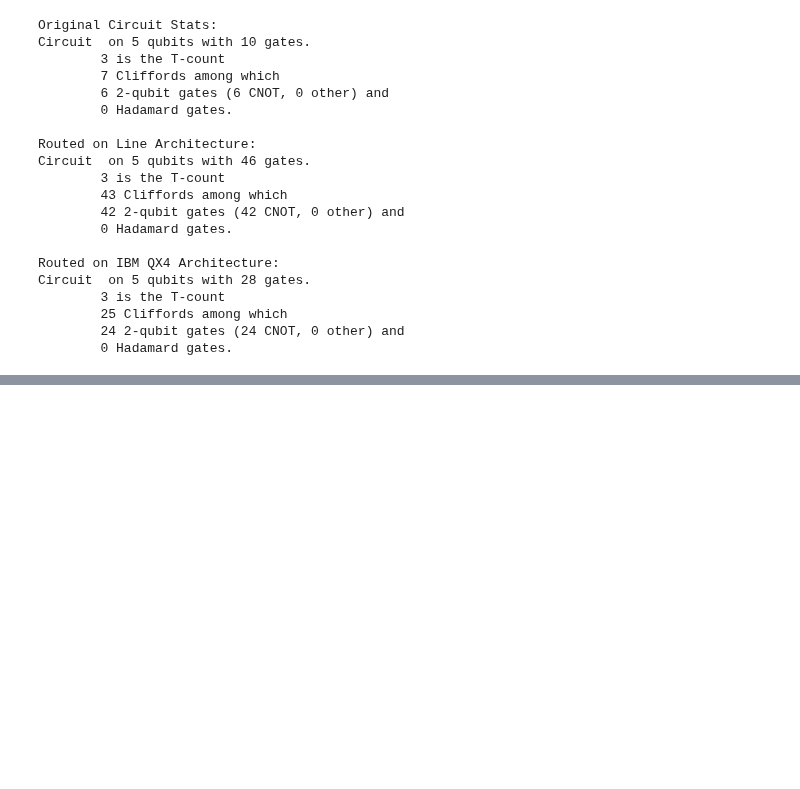
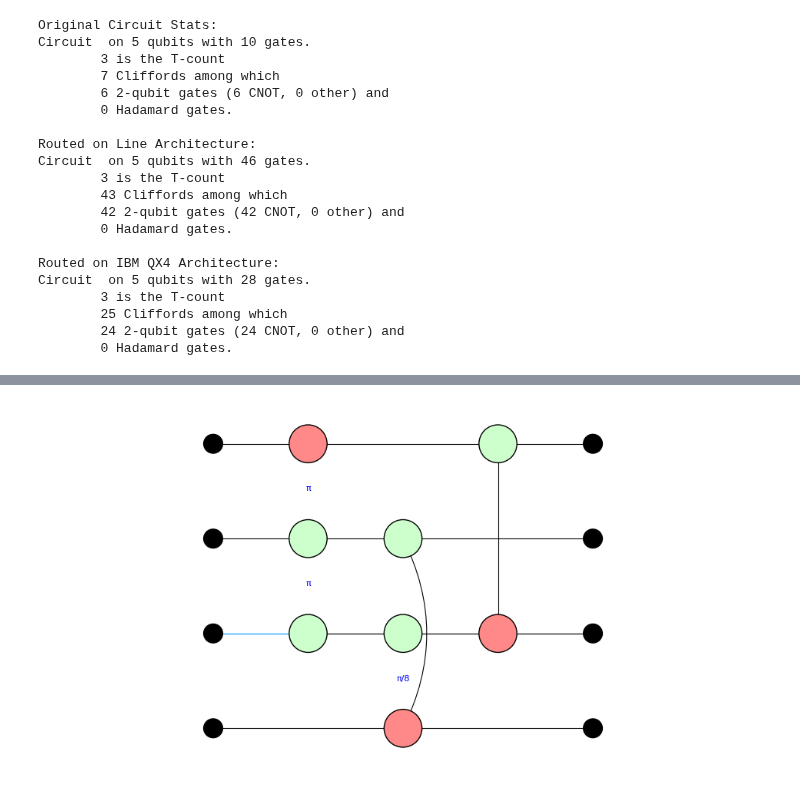
Before and after one commit to zxcalc/pyzx, a Jupyter notebook: demos/AllFeatures.ipynb, the cells around one changed output, grey strips where cells are left out. Drawn from its saved outputs; the diff is of its cells as text; code cells hidden in the pictures; blank space fills up the shorter version.

```diff
--- a/demos/AllFeatures.ipynb
+++ b/demos/AllFeatures.ipynb
@@ -456,0 +932,33 @@ Circuit  on 5 qubits with 28 gates.
+# %%
+import pyzx as zx
+import numpy as np
+from fractions import Fraction
+import matplotlib.pyplot as plt
+
+# Create a mixed circuit
+def create_mixed_classical_quantum():
+    """Create a circuit with both classical and quantum parts"""
+    circ = zx.Circuit(4)
+
+    # Classical-like operations (Pauli gates as phase rotations)
+    circ.add_gate("XPhase", 0, Fraction(1, 1))  # X gate = π rotation around X
+    circ.add_gate("ZPhase", 1, Fraction(1, 1))  # Z gate = π rotation around Z
+
+    # Quantum operations
+    circ.add_gate("H", 2)
+    circ.add_gate("ZPhase", 2, Fraction(1, 8))  # T gate
+
+    # Mixed operations
+    circ.add_gate("CNOT", 0, 2)
+    circ.add_gate("CNOT", 1, 3)
+
+    return circ
+
+# Create the circuit and convert to graph
+mixed_circ = create_mixed_classical_quantum()
+mixed_g = mixed_circ.to_graph()
+
+# Plot only using zx.draw_matplotlib
+zx.draw_matplotlib(mixed_g, figsize=(12, 6))
+# %% [output]
+[figure, added]
```
Also changed, not shown: parts of 9 cells of this notebook.
